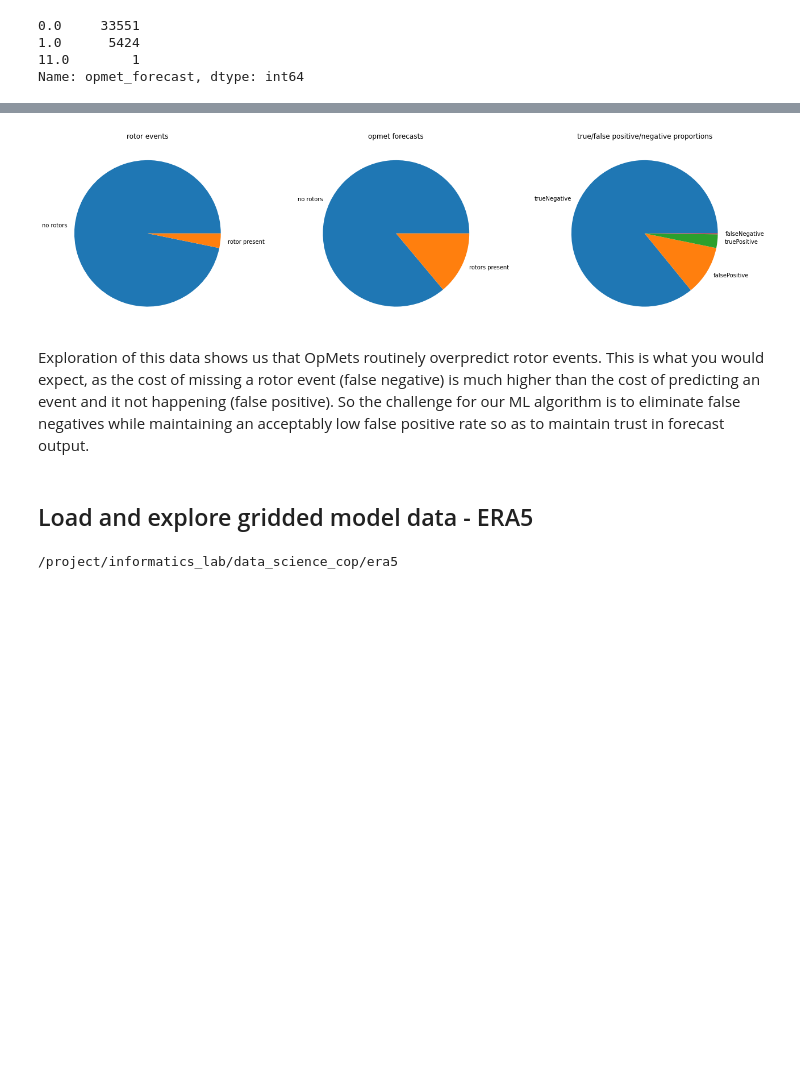
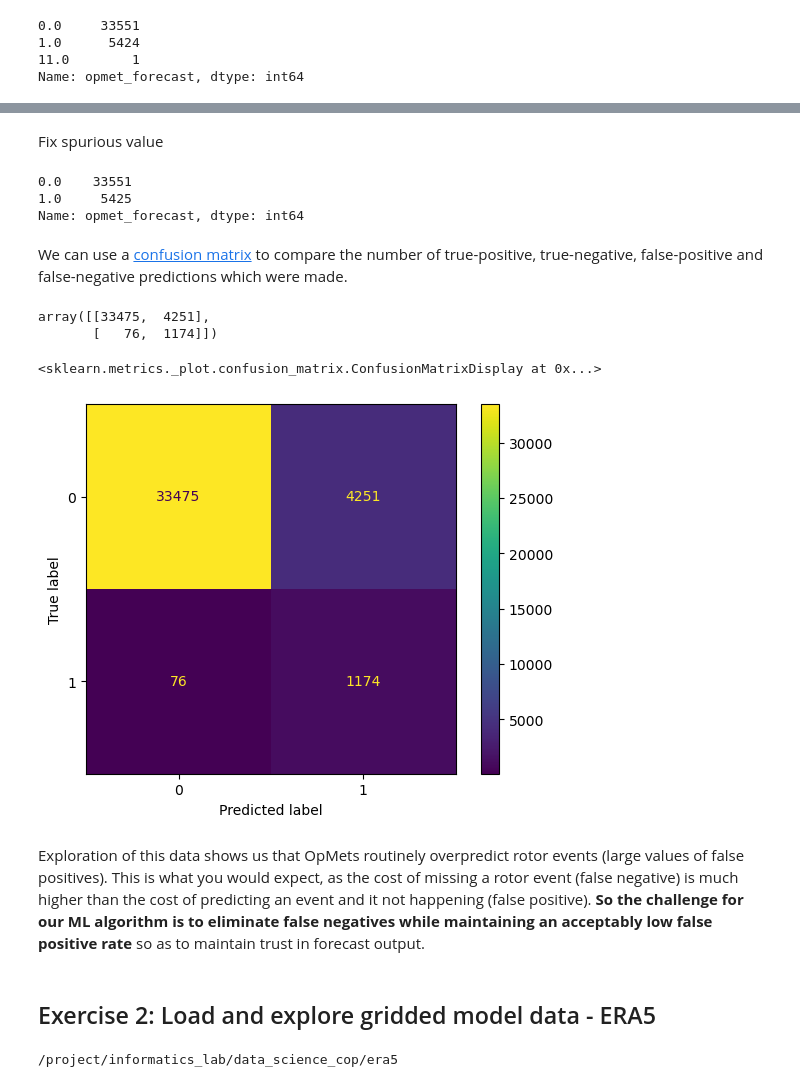
Before and after one commit to informatics-lab/ml_weather_tutorial, a Jupyter notebook: 01_data_exploration.ipynb, the cells around one changed output, grey strips where cells are left out. Drawn from its saved outputs; the diff is of its cells as text; code cells hidden in the pictures; blank space fills up the shorter version.

```diff
--- a/01_data_exploration.ipynb
+++ b/01_data_exploration.ipynb
@@ -352,13 +445,3 @@ opmet_predictions_df['opmet_forecast'].value_counts()
 1.0      5424
 11.0        1
 Name: opmet_forecast, dtype: int64
-# %%
-opmet_predictions_df['truePositive'] = ((opmet_predictions_df['observation'] == 1 ) & (opmet_predictions_df['opmet_forecast'] ==1))
-opmet_predictions_df['falsePositive']  = ((opmet_predictions_df['observation'] == 0 ) & (opmet_predictions_df['opmet_forecast'] ==1))
-opmet_predictions_df['trueNegative'] = ((opmet_predictions_df['observation'] == 0 ) & (opmet_predictions_df['opmet_forecast'] ==0))
-opmet_predictions_df['falseNegative']  = ((opmet_predictions_df['observation'] == 1 ) & (opmet_predictions_df['opmet_forecast'] ==0))
-# %%
-opmet_predictions_df['result_category'] = 'trueNegative'
-opmet_predictions_df.loc[opmet_predictions_df[opmet_predictions_df['falseNegative']==True].index,'result_category'] = 'falseNegative'
-opmet_predictions_df.loc[opmet_predictions_df[opmet_predictions_df['falsePositive']==True].index,'result_category'] = 'falsePositive'
-opmet_predictions_df.loc[opmet_predictions_df[opmet_predictions_df['truePositive']==True].index,'result_category'] = 'truePositive'
@@ -371,19 +448,31 @@ Name: observation, dtype: int64
-# %%
-fig1 = matplotlib.pyplot.figure('comparisonn of hits/isses/etc.', figsize=((18,6)))
-ax1 = fig1.add_subplot(1,3,1,title='rotor events')
-opmet_predictions_df['observation'].apply(lambda x: {0.0: 'no rotors',1.0:'rotor present'}[x]).value_counts().plot.pie(ax=ax1, ylabel='')
-ax1 = fig1.add_subplot(1,3,2,title='opmet forecasts')
-opmet_predictions_df['opmet_forecast'][opmet_predictions_df['opmet_forecast'] < 2].apply(lambda x: {0.0: 'no rotors', 1.0 : 'rotors present'}[x]).value_counts().plot.pie(ax=ax1, ylabel='')
-ax1 = fig1.add_subplot(1,3,3,title='true/false positive/negative proportions')
-opmet_predictions_df['result_category'].value_counts().plot.pie(ax=ax1, ylabel='')
-matplotlib.pyplot.tight_layout(w_pad=4)
-fig1.show()
-# %% [output]
-[figure, removed]
+# %% [markdown]
+Fix spurious value
+# %%
+opmet_predictions_df.at[31180, "opmet_forecast"] = 1.0
+opmet_predictions_df['opmet_forecast'].value_counts()
+# %% [output]
+0.0    33551
+1.0     5425
+Name: opmet_forecast, dtype: int64
+# %% [markdown]
+We can use a [confusion matrix](https://towardsdatascience.com/understanding-confusion-matrix-a9ad42dcfd62) to compare the number of true-positive, true-negative, false-positive and false-negative predictions which were made.
+# %%
+from sklearn.metrics import confusion_matrix, ConfusionMatrixDisplay
+
+cm = confusion_matrix(opmet_predictions_df['observation'], opmet_predictions_df['opmet_forecast'])
+cm
+# %% [output]
+array([[33475,  4251],
+       [   76,  1174]])
+# %%
+ConfusionMatrixDisplay(confusion_matrix=cm).plot()
+# %% [output]
+<sklearn.metrics._plot.confusion_matrix.ConfusionMatrixDisplay at 0x...>
+[figure, added]
 # %% [markdown]
-Exploration of this data shows us that OpMets routinely overpredict rotor events. This is what you would expect, as the cost of missing a rotor event (false negative) is much higher than the cost of predicting an event and it not happening (false positive). So the challenge for our ML algorithm is to eliminate false negatives while maintaining an acceptably low false positive rate so as to maintain trust in forecast output.
+Exploration of this data shows us that OpMets routinely overpredict rotor events (large values of false positives). This is what you would expect, as the cost of missing a rotor event (false negative) is much higher than the cost of predicting an event and it not happening (false positive). **So the challenge for our ML algorithm is to eliminate false negatives while maintaining an acceptably low false positive rate** so as to maintain trust in forecast output.
 # %% [markdown]
-## Load and explore gridded model data - ERA5
+## Exercise 2: Load and explore gridded model data - ERA5
 # %%
 try:
     era5_root = os.environ['ERA5_DATA_ROOT']
```
Also changed, not shown: parts of 35 cells of this notebook, 3 other files.
